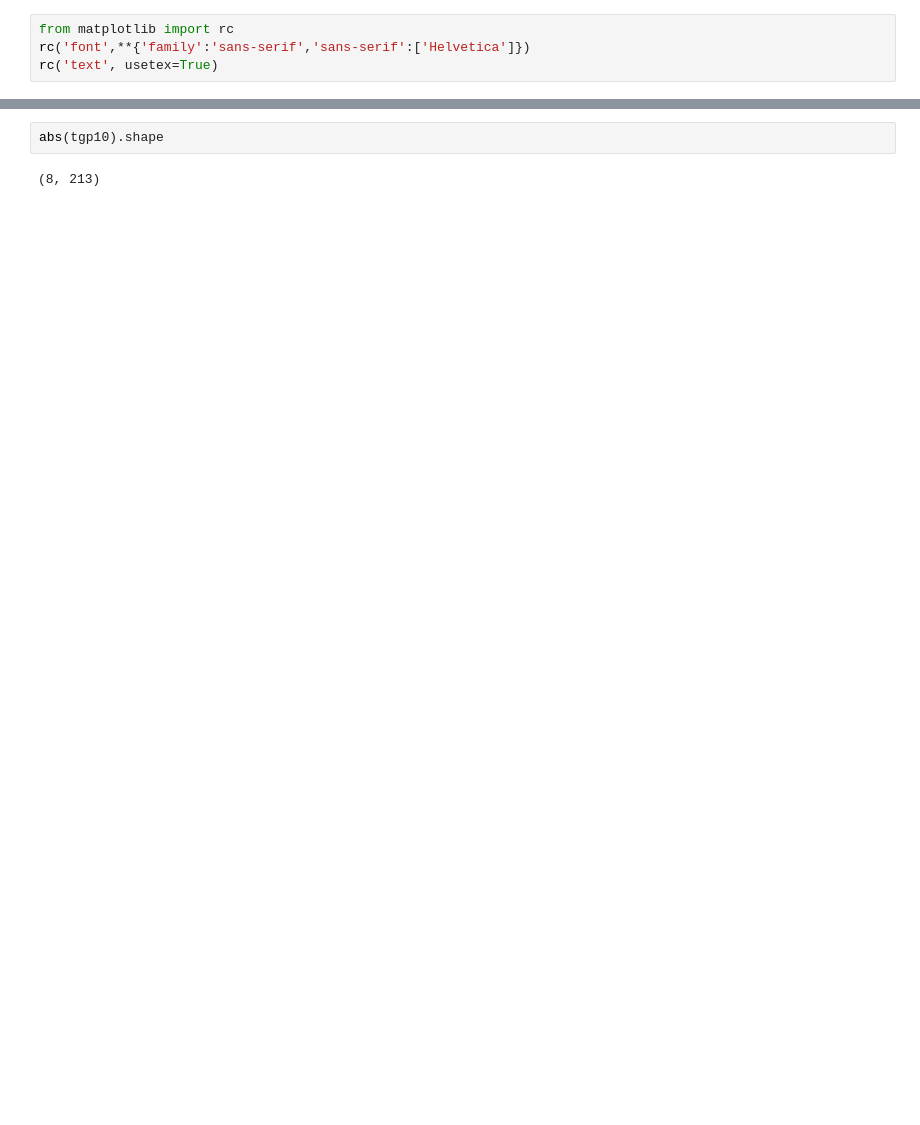
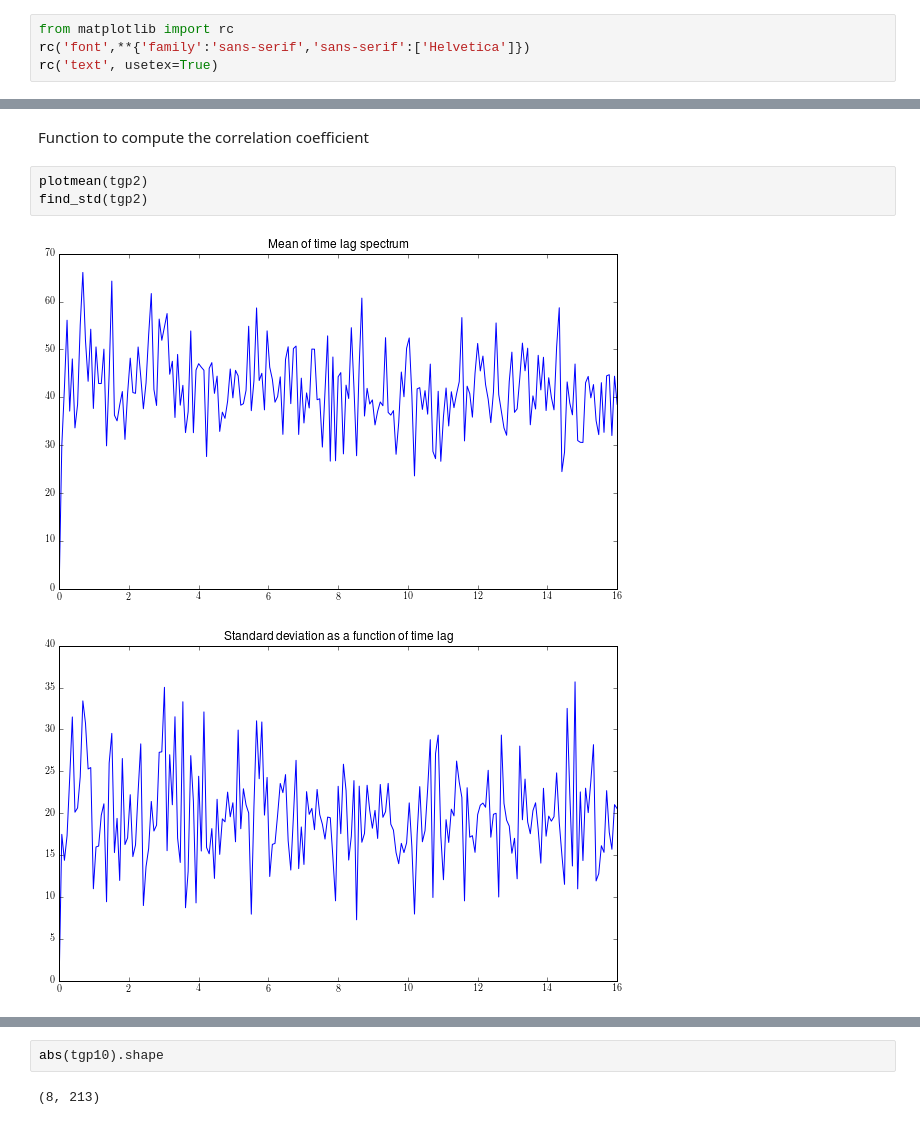
Before and after one commit to xiaozhengxu/scint_analysis, a Jupyter notebook: EVN_crab/process_frequency.ipynb, the cells around one changed output, grey strips where cells are left out. Drawn from its saved outputs; the diff is of its cells as text; blank space fills up the shorter version.

```diff
--- a/EVN_crab/process_frequency.ipynb
+++ b/EVN_crab/process_frequency.ipynb
@@ -93,0 +110,8 @@ Populating the interactive namespace from numpy and matplotlib
+# %% [markdown]
+Function to compute the correlation coefficient
+# %%
+plotmean(tgp2)
+find_std(tgp2)
+# %% [output]
+[figure, added]
+[figure, added]
```
Also changed, not shown: parts of 7 cells of this notebook, 6 other files.
